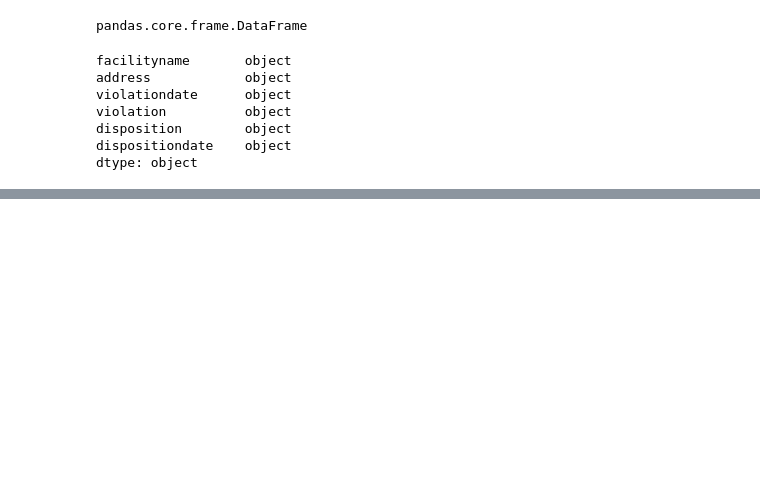
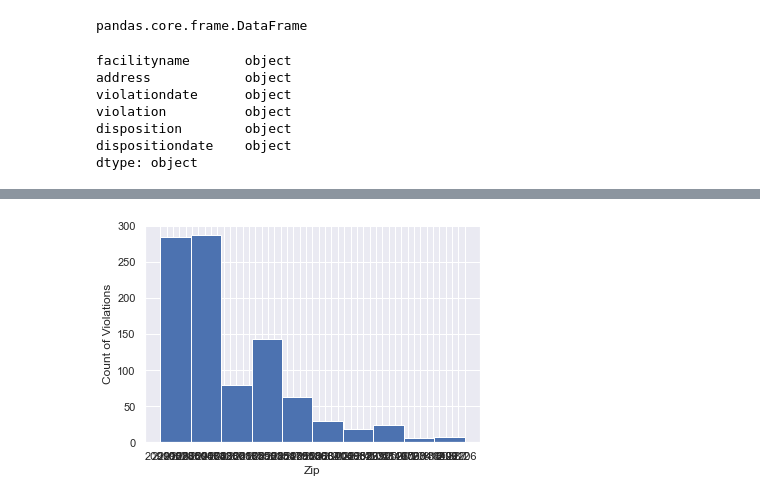
Before and after one commit to jenniferparaboschi/Data205Projects, a Jupyter notebook: JParaboschiProject.ipynb, the cells around one changed output, grey strips where cells are left out. Drawn from its saved outputs; the diff is of its cells as text; code cells hidden in the pictures; blank space fills up the shorter version.

```diff
--- a/JParaboschiProject.ipynb
+++ b/JParaboschiProject.ipynb
@@ -107,0 +199,4 @@ violations_data["disposition"]=violations_data["disposition"].fillna(value="No V
+# %%
+# Use a regular expression to pull out the zip codes.
+violations_data["zip"]=violations_data["address"].str.extract(r"(\d+$)")
+violations_data["zip"]
@@ -107,0 +234,10 @@ violations_data["disposition"]=violations_data["disposition"].fillna(value="No V
+# %%
+violations_data.sort_values(by=["zip", "facilityname"])
+
+sns.set()
+_ = plt.hist(violations_data["zip"])
+_ = plt.xlabel('Zip')
+_ = plt.ylabel('Count of Violations')
+plt.show()
+# %% [output]
+[figure, added]
```
Also changed, not shown: parts of 51 cells of this notebook.
